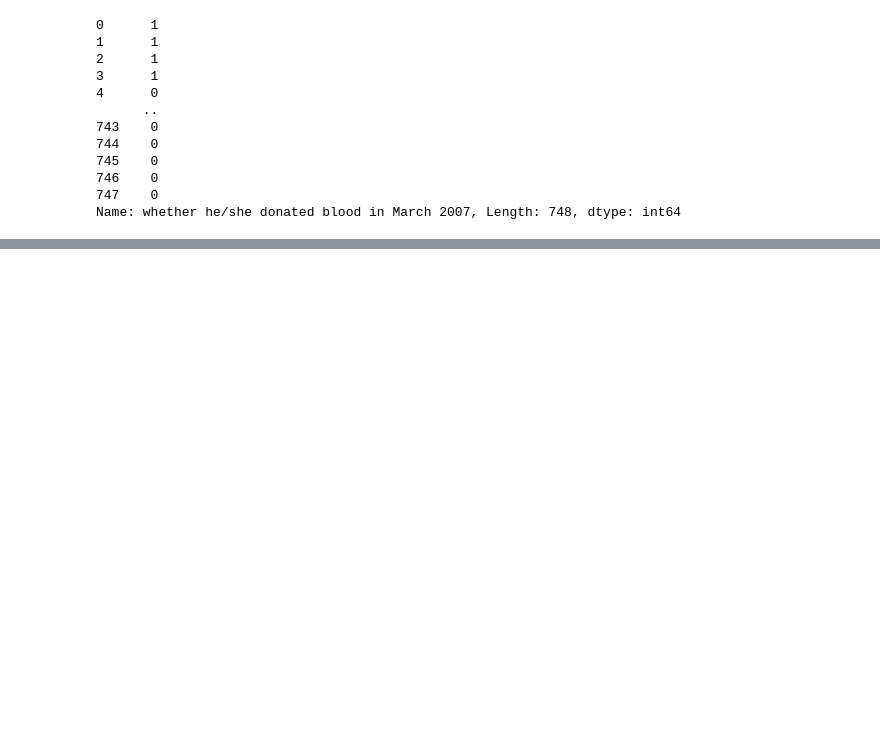
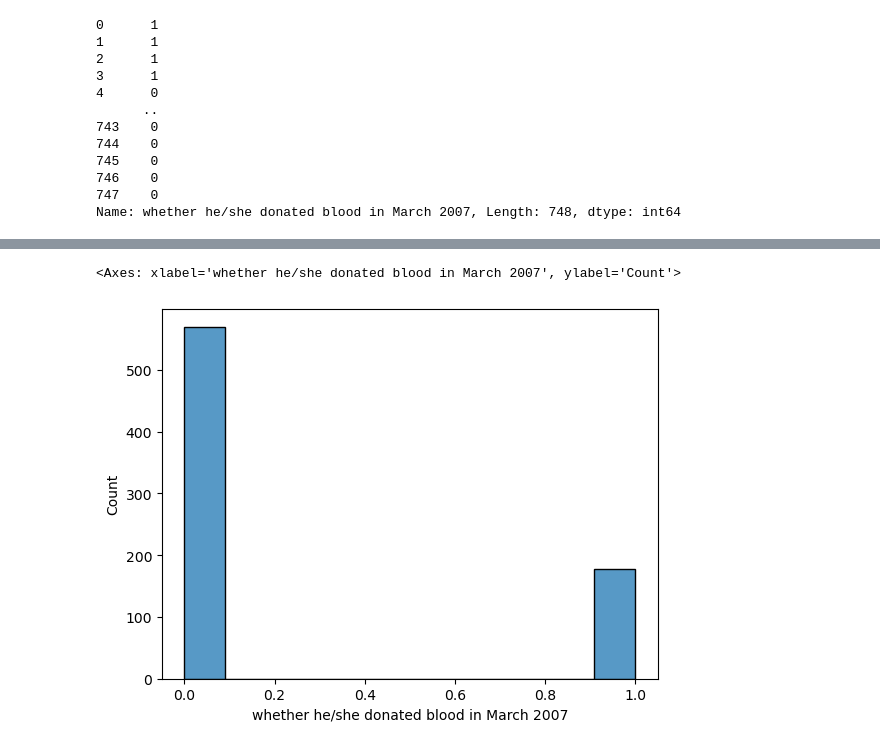
Before and after one commit to stoicsapien1/100-Days-of-DL, a Jupyter notebook: DAY 1 SLP/Practice.ipynb, the cells around one changed output, grey strips where cells are left out. Saved outputs shown, nothing was run; the diff lists cells and outputs as text; code cells hidden in the pictures; blank space fills up the shorter version.

```diff
--- a/DAY 1 SLP/Practice.ipynb
+++ b/DAY 1 SLP/Practice.ipynb
@@ -197,0 +181,5 @@ IndexError: only integers, slices (`:`), ellipsis (`...`), numpy.newaxis (`None`
+# %%
+sns.histplot(df["whether he/she donated blood in March 2007"])
+# %% [output]
+<Axes: xlabel='whether he/she donated blood in March 2007', ylabel='Count'>
+[figure, added]
```
Also changed, not shown: parts of 18 cells of this notebook, 4 other files.
